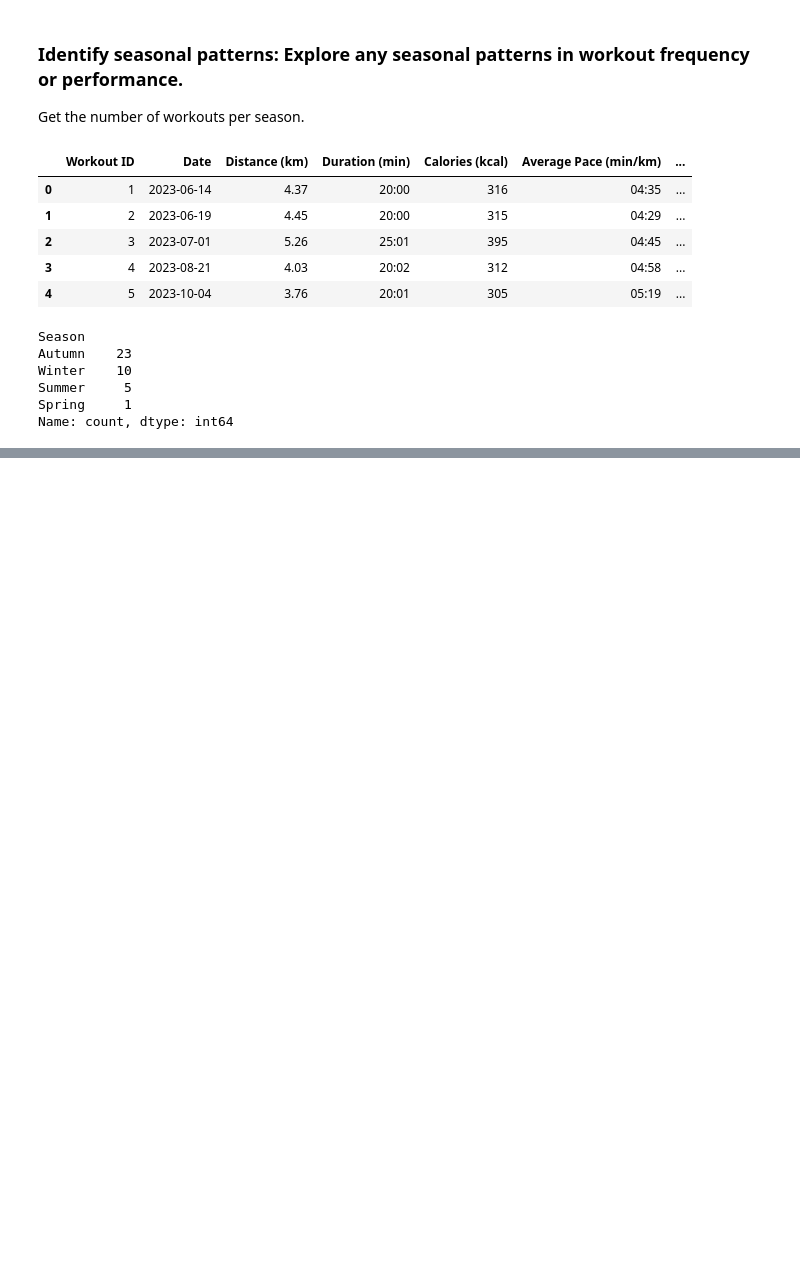
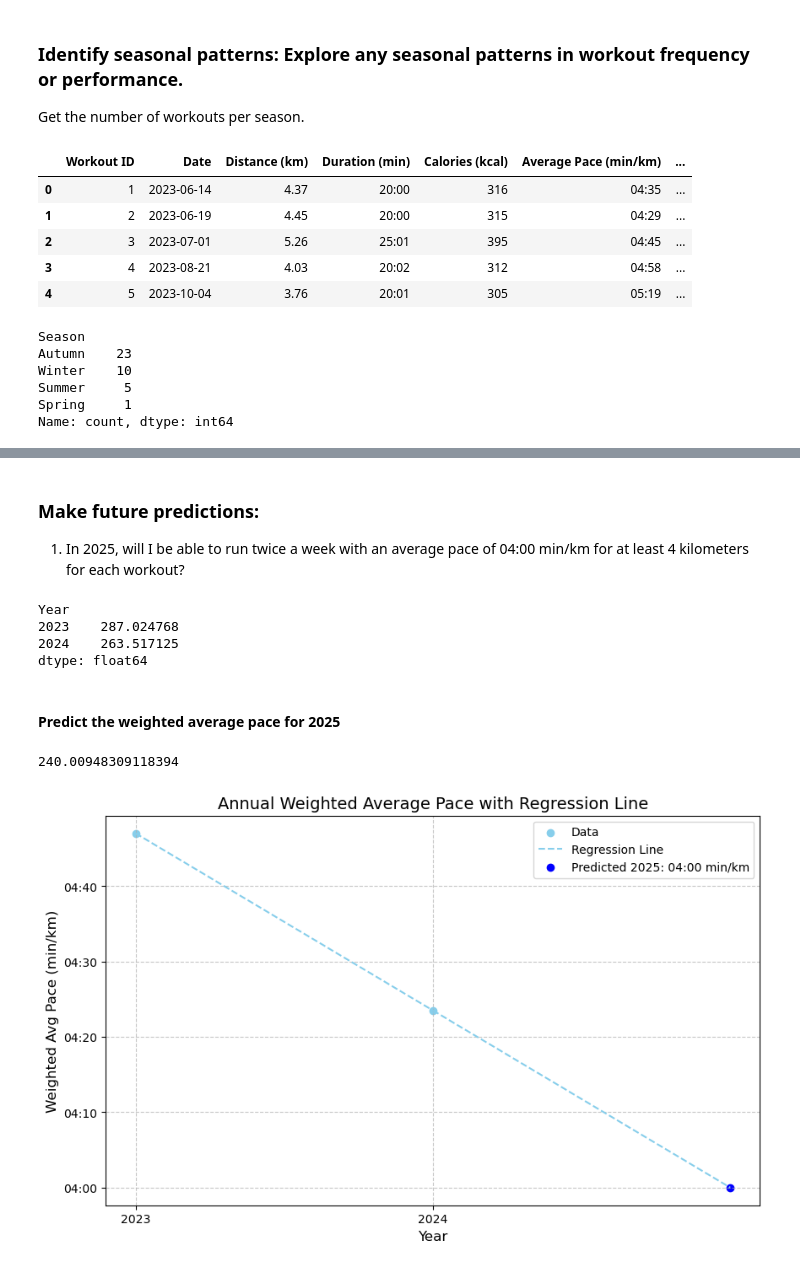
Before and after one commit to valecase4/Runalyze, a Jupyter notebook: notebooks/02_temporal_data_analysis.ipynb, the cells around one changed output, grey strips where cells are left out. Cells and saved outputs as stored; diff of their text form; code cells hidden in the pictures; blank space fills up the shorter version.

Commit message:
Implemented a linear regression model to predict the weighted average pace for 2025.

```diff
--- a/notebooks/02_temporal_data_analysis.ipynb
+++ b/notebooks/02_temporal_data_analysis.ipynb
@@ -566,0 +567,54 @@ plt.show()
+# %% [markdown]
+### Make future predictions:
+
+1. In 2025, will I be able to run twice a week with an average pace of 04:00 min/km for at least 4 kilometers for each workout?
+# %%
+annual_weighted_avg_pace
+# %% [output]
+Year
+2023    287.024768
+2024    263.517125
+dtype: float64
+# %% [markdown]
+#### Predict the weighted average pace for 2025
+# %%
+from sklearn.linear_model import LinearRegression
+import numpy as np
+
+years = np.array(annual_weighted_avg_pace.index).reshape(-1, 1)
+paces = annual_weighted_avg_pace.values
+
+model = LinearRegression()
+
+model.fit(years, paces)
+
+predicted_pace_2025 = model.predict(np.array([[2025]]))
+
+predicted_pace_2025[0]
+# %% [output]
+240.00948309118394
+# %%
+plt.figure(figsize=(10, 6))
+
+plt.scatter(years, paces, color='skyblue', label='Data')
+
+plt.plot(years, model.predict(years), color='skyblue', linestyle='--', label='Regression Line')
+
+plt.scatter(2025, predicted_pace_2025, color='blue', label=f'Predicted 2025: {seconds_to_minutes(predicted_pace_2025[0])} min/km')
+
+plt.plot([years[-1], 2025], [paces[-1], predicted_pace_2025], color='skyblue', linestyle='--')
+
+plt.title('Annual Weighted Average Pace with Regression Line', fontsize=14)
+plt.xlabel('Year', fontsize=12)
+plt.ylabel('Weighted Avg Pace (min/km)', fontsize=12)
+
+plt.gca().yaxis.set_major_formatter(FuncFormatter(format_y_ticks))
+
+plt.xticks(years)
+
+plt.grid(True, linestyle='--', alpha=0.7)
+plt.legend()
+
+plt.show()
+# %% [output]
+[figure, added]
```
Also changed, not shown: parts of 10 cells of this notebook.
